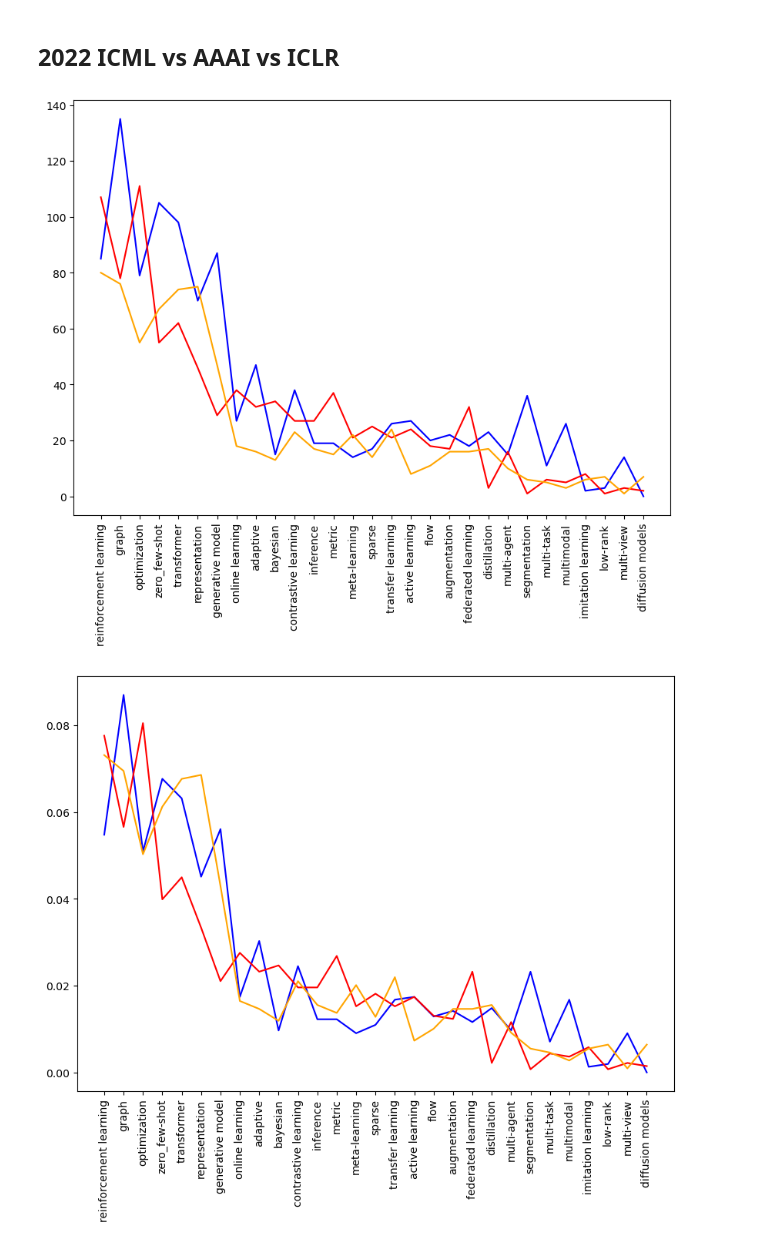
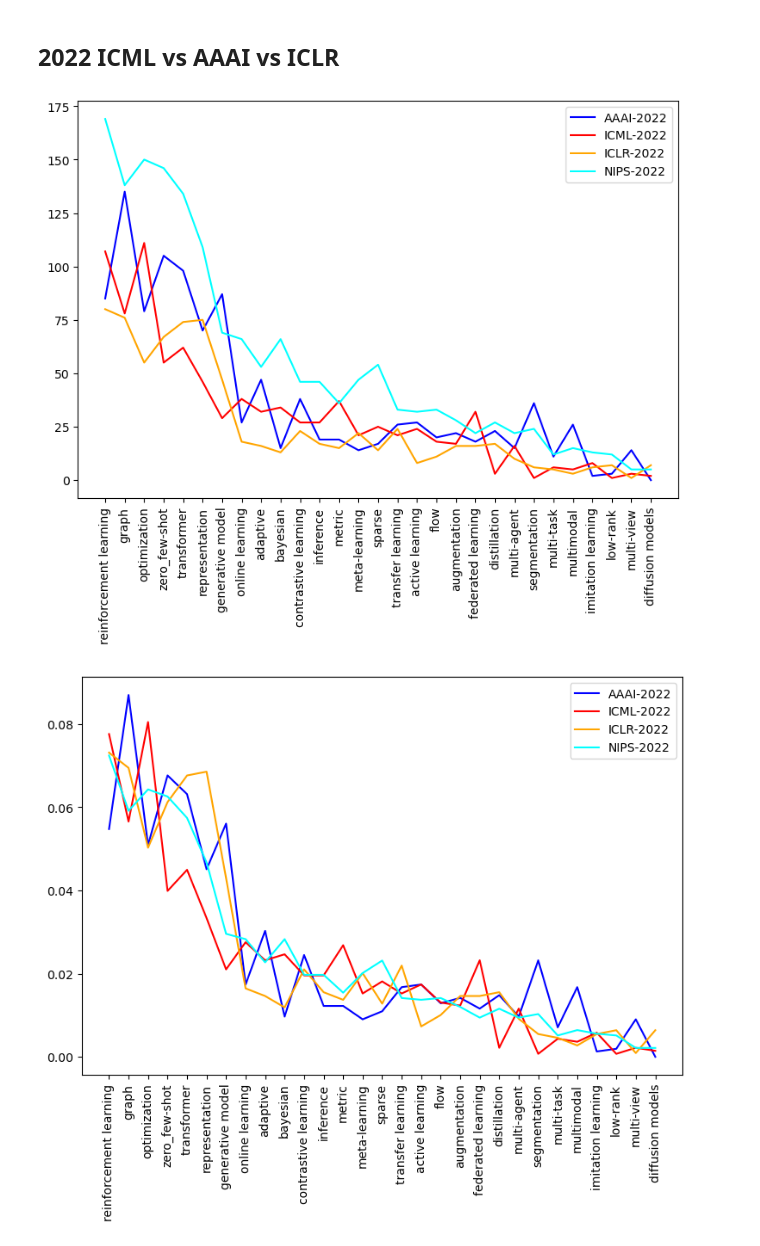
Before and after one commit to charlesxu90/AI-trends, a Jupyter notebook: 0.process_and_assign_topics.ipynb, the cells around one changed output. Cells and saved outputs as stored; diff of their text form; code cells hidden in the pictures.

```diff
--- a/0.process_and_assign_topics.ipynb
+++ b/0.process_and_assign_topics.ipynb
@@ -511,20 +511,24 @@ plt.savefig('./figures/ICLR_trend.jpg', bbox_inches='tight')
 # %% [markdown]
 ## 2022 ICML vs AAAI vs ICLR
 # %%
-plt.figure(figsize=(10,7))
+plt.figure(figsize=(9,6))
 plt.plot(topics, AAAI22_freq, label='AAAI-2022', color='blue')
 plt.plot(topics, ICML22_freq, label='ICML-2022', color='red')
 plt.plot(topics, ICLR22_freq, label='ICLR-2022', color='orange')
+plt.plot(topics, NIPS21_freq, label='NIPS-2022', color='cyan')
 plt.xticks(rotation=90)
+plt.legend()
 plt.savefig('./figures/ICLR_AAAI_ICLR_cmp.jpg', bbox_inches='tight')
 # %% [output]
-[figure, old version]
+[figure, new version]
 # %%
-plt.figure(figsize=(10,7))
+plt.figure(figsize=(9,6))
 plt.plot(topics, AAAI22_ratio, label='AAAI-2022', color='blue')
 plt.plot(topics, ICML22_ratio, label='ICML-2022', color='red')
 plt.plot(topics, ICLR22_ratio, label='ICLR-2022', color='orange')
+plt.plot(topics, NIPS21_ratio, label='NIPS-2022', color='cyan')
 plt.xticks(rotation=90)
+plt.legend()
 plt.savefig('./figures/ICLR_AAAI_ICLR_ratio_cmp.jpg', bbox_inches='tight')
 # %% [output]
-[figure, old version]
+[figure, new version]
```
Also changed, not shown: parts of 3 cells of this notebook, 5 other files.
